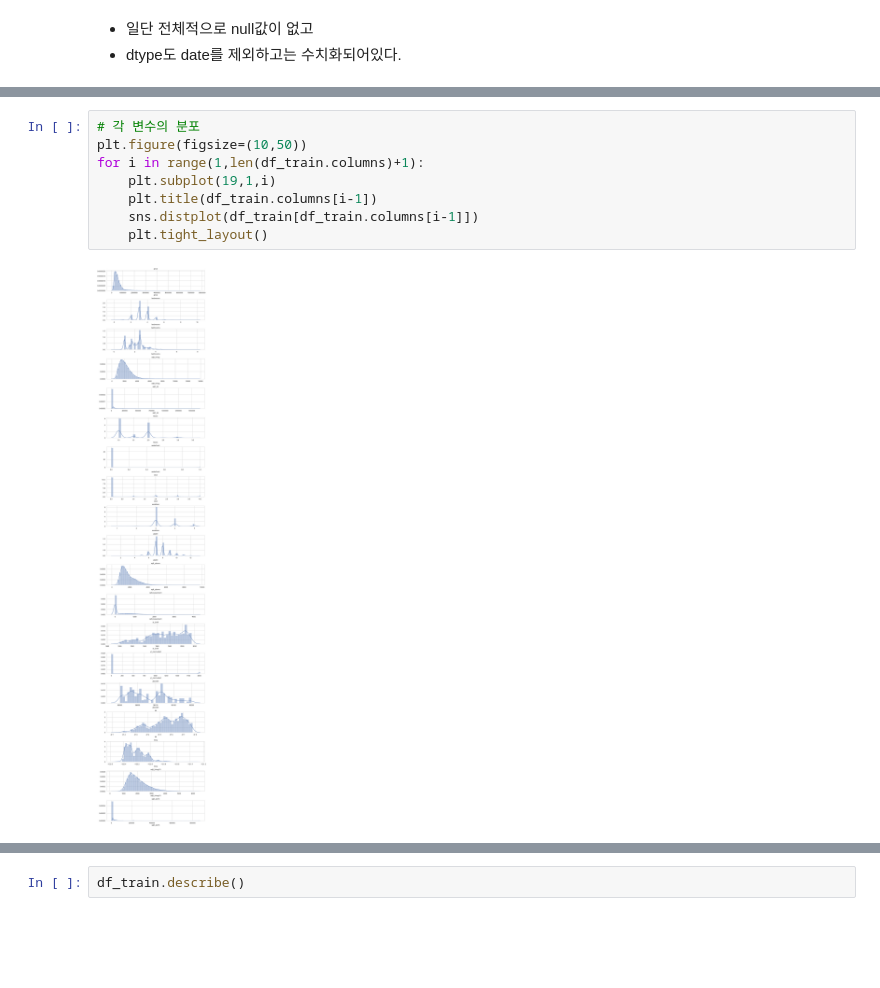
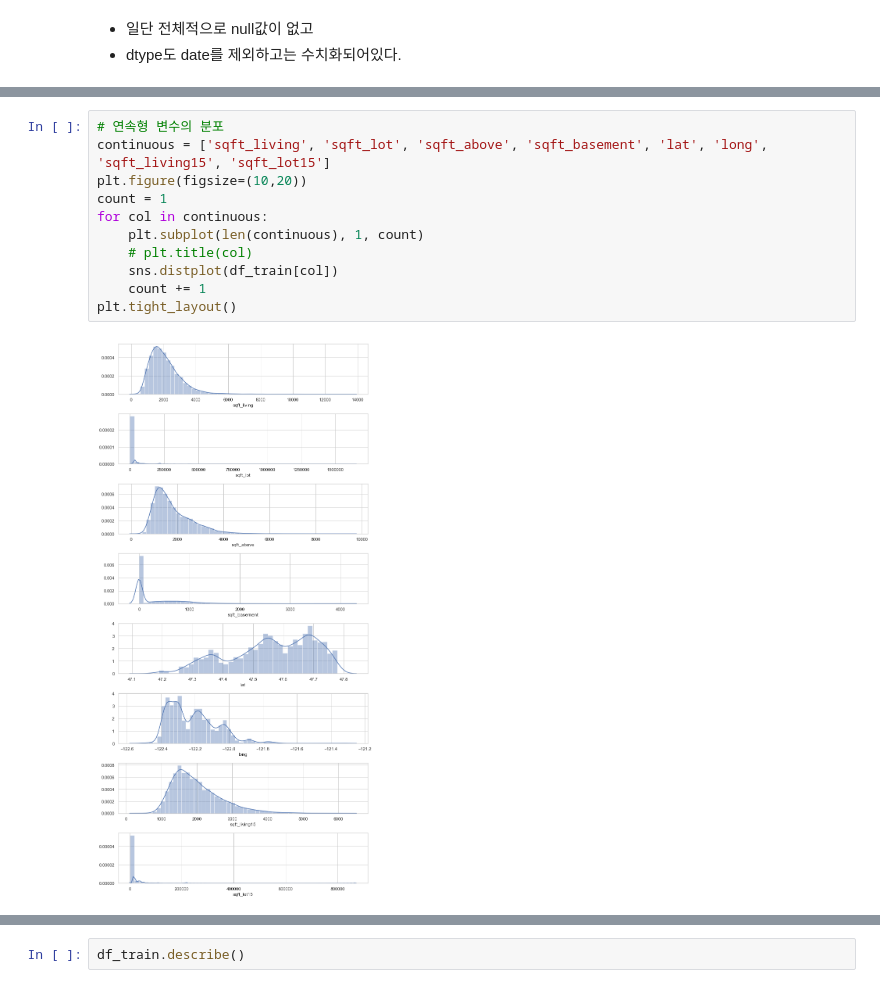
Before and after one commit to Junhojuno/everyday-kaggle, a Jupyter notebook: houseprice_prediction/code/Lets-EDA-it.ipynb, the cells around one changed output, grey strips where cells are left out. Drawn from its saved outputs; the diff is of its cells as text; blank space fills up the shorter version.

```diff
--- a/houseprice_prediction/code/Lets-EDA-it.ipynb
+++ b/houseprice_prediction/code/Lets-EDA-it.ipynb
@@ -96,10 +127,13 @@ df_train.describe()
 # %%
-# 각 변수의 분포
-plt.figure(figsize=(10,50))
-for i in range(1,len(df_train.columns)+1):
-    plt.subplot(19,1,i)
-    plt.title(df_train.columns[i-1])
-    sns.distplot(df_train[df_train.columns[i-1]])
-    plt.tight_layout()
+# 연속형 변수의 분포
+continuous = ['sqft_living', 'sqft_lot', 'sqft_above', 'sqft_basement', 'lat', 'long', 'sqft_living15', 'sqft_lot15']
+plt.figure(figsize=(10,20))
+count = 1
+for col in continuous:
+    plt.subplot(len(continuous), 1, count)
+    # plt.title(col)
+    sns.distplot(df_train[col])
+    count += 1
+plt.tight_layout()
 # %% [output]
-[figure, old version]
+[figure, new version]
```
Also changed, not shown: parts of 23 cells of this notebook.
